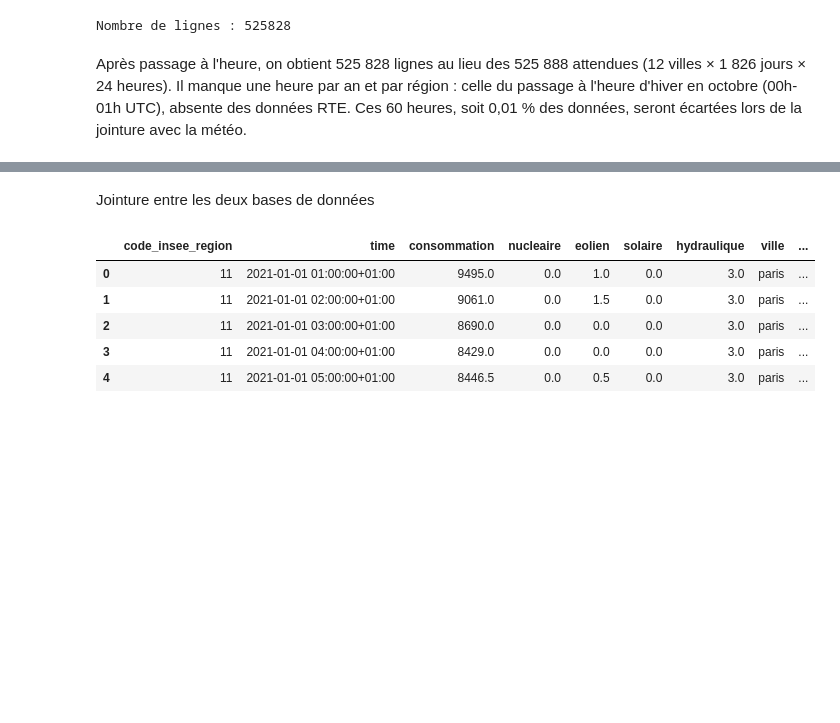
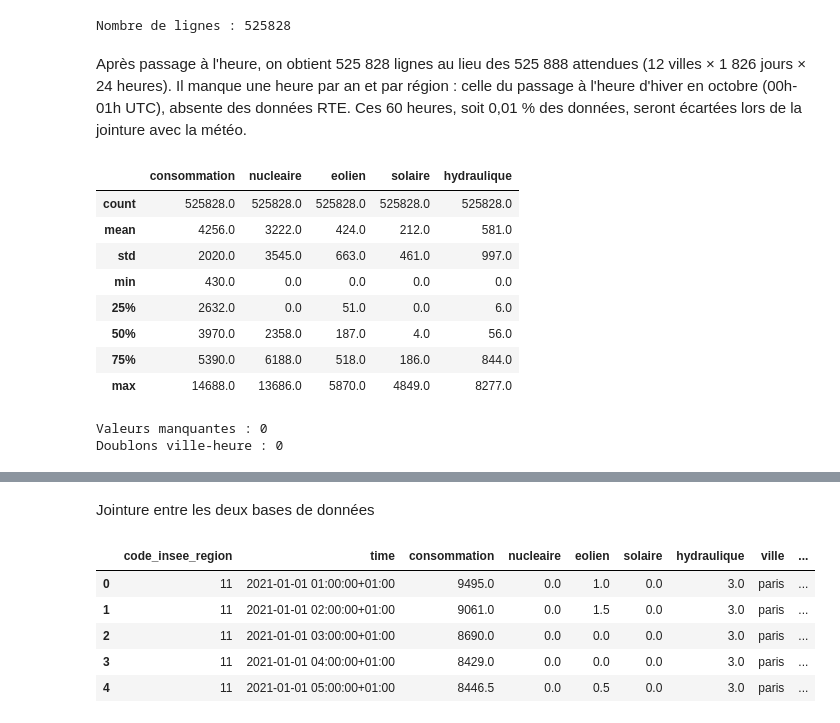
Before and after one commit to Cherif-git-code/Projet-Python-2026-2027, a Jupyter notebook: Rendu_final.ipynb, the cells around one changed output, grey strips where cells are left out. Cells and saved outputs as stored; diff of their text form; code cells hidden in the pictures; blank space fills up the shorter version.

Commit message:
Statistiques descriptives des données d'électricité par région

```diff
--- a/Rendu_final.ipynb
+++ b/Rendu_final.ipynb
@@ -195,3 +195,24 @@ print("Nombre de lignes : " + str(len(elec_horaire)))
 Nombre de lignes : 525828
 # %% [markdown]
 Après passage à l'heure, on obtient 525 828 lignes au lieu des 525 888 attendues (12 villes × 1 826 jours × 24 heures). Il manque une heure par an et par région : celle du passage à l'heure d'hiver en octobre (00h-01h UTC), absente des données RTE. Ces 60 heures, soit 0,01 % des données, seront écartées lors de la jointure avec la météo.
+# %%
+from src.electricite import COLONNES_ELEC
+
+#Statistiques descriptives des données d'électricité horaires (en MW)
+display(elec_horaire[COLONNES_ELEC].describe().round(0))
+
+#On vérifie qu'il n'y a ni valeur manquante ni doublon (une seule ligne par ville et par heure)
+print("Valeurs manquantes : " + str(elec_horaire.isna().sum().sum()))
+print("Doublons ville-heure : " + str(elec_horaire.duplicated(["ville", "time"]).sum()))
+# %% [output]
+|  | consommation | nucleaire | eolien | solaire | hydraulique |
+| count | 525828.0 | 525828.0 | 525828.0 | 525828.0 | 525828.0 |
+| mean | 4256.0 | 3222.0 | 424.0 | 212.0 | 581.0 |
+| std | 2020.0 | 3545.0 | 663.0 | 461.0 | 997.0 |
+| min | 430.0 | 0.0 | 0.0 | 0.0 | 0.0 |
+| 25% | 2632.0 | 0.0 | 51.0 | 0.0 | 6.0 |
+| 50% | 3970.0 | 2358.0 | 187.0 | 4.0 | 56.0 |
+| 75% | 5390.0 | 6188.0 | 518.0 | 186.0 | 844.0 |
+| max | 14688.0 | 13686.0 | 5870.0 | 4849.0 | 8277.0 |
+Valeurs manquantes : 0
+Doublons ville-heure : 0
```
Also changed, not shown: parts of 2 cells of this notebook, 1 other file.
